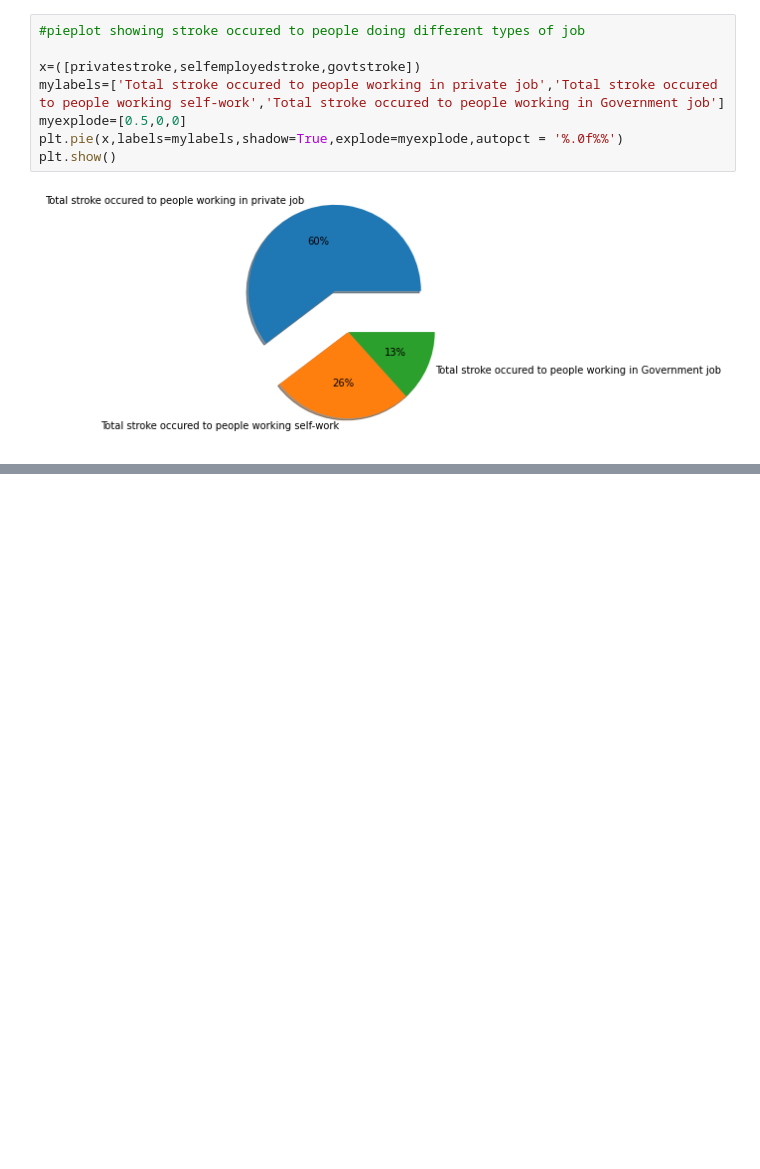
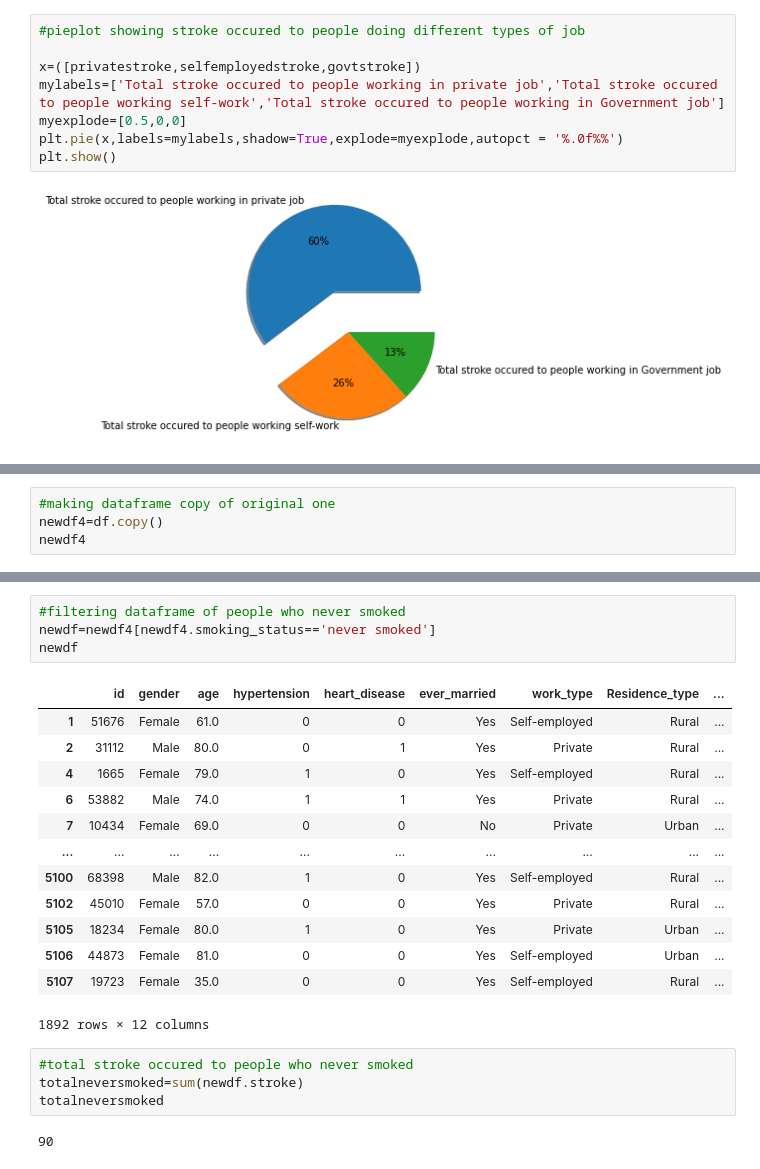
Before and after one commit to BibekRai44/Stroke-Analysis, a Jupyter notebook: stroke-prediction-and-analysis.ipynb, the cells around one changed output, grey strips where cells are left out. Saved outputs shown, nothing was run; the diff lists cells and outputs as text; blank space fills up the shorter version.

```diff
--- a/stroke-prediction-and-analysis.ipynb
+++ b/stroke-prediction-and-analysis.ipynb
@@ -288,0 +331,4 @@ plt.show()
+# %%
+#making dataframe copy of original one
+newdf4=df.copy()
+newdf4
@@ -288,0 +349,24 @@ plt.show()
+# %%
+#filtering dataframe of people who never smoked
+newdf=newdf4[newdf4.smoking_status=='never smoked']
+newdf
+# %% [output]
+|  | id | gender | age | hypertension | heart_disease | ever_married | work_type | Residence_type | ... |
+| 1 | 51676 | Female | 61.0 | 0 | 0 | Yes | Self-employed | Rural | ... |
+| 2 | 31112 | Male | 80.0 | 0 | 1 | Yes | Private | Rural | ... |
+| 4 | 1665 | Female | 79.0 | 1 | 0 | Yes | Self-employed | Rural | ... |
+| 6 | 53882 | Male | 74.0 | 1 | 1 | Yes | Private | Rural | ... |
+| 7 | 10434 | Female | 69.0 | 0 | 0 | No | Private | Urban | ... |
+| ... | ... | ... | ... | ... | ... | ... | ... | ... | ... |
+| 5100 | 68398 | Male | 82.0 | 1 | 0 | Yes | Self-employed | Rural | ... |
+| 5102 | 45010 | Female | 57.0 | 0 | 0 | Yes | Private | Rural | ... |
+| 5105 | 18234 | Female | 80.0 | 1 | 0 | Yes | Private | Urban | ... |
+| 5106 | 44873 | Female | 81.0 | 0 | 0 | Yes | Self-employed | Urban | ... |
+| 5107 | 19723 | Female | 35.0 | 0 | 0 | Yes | Self-employed | Rural | ... |
+1892 rows × 12 columns
+# %%
+#total stroke occured to people who never smoked
+totalneversmoked=sum(newdf.stroke)
+totalneversmoked
+# %% [output]
+90
```
Also changed, not shown: parts of 8 cells of this notebook.
